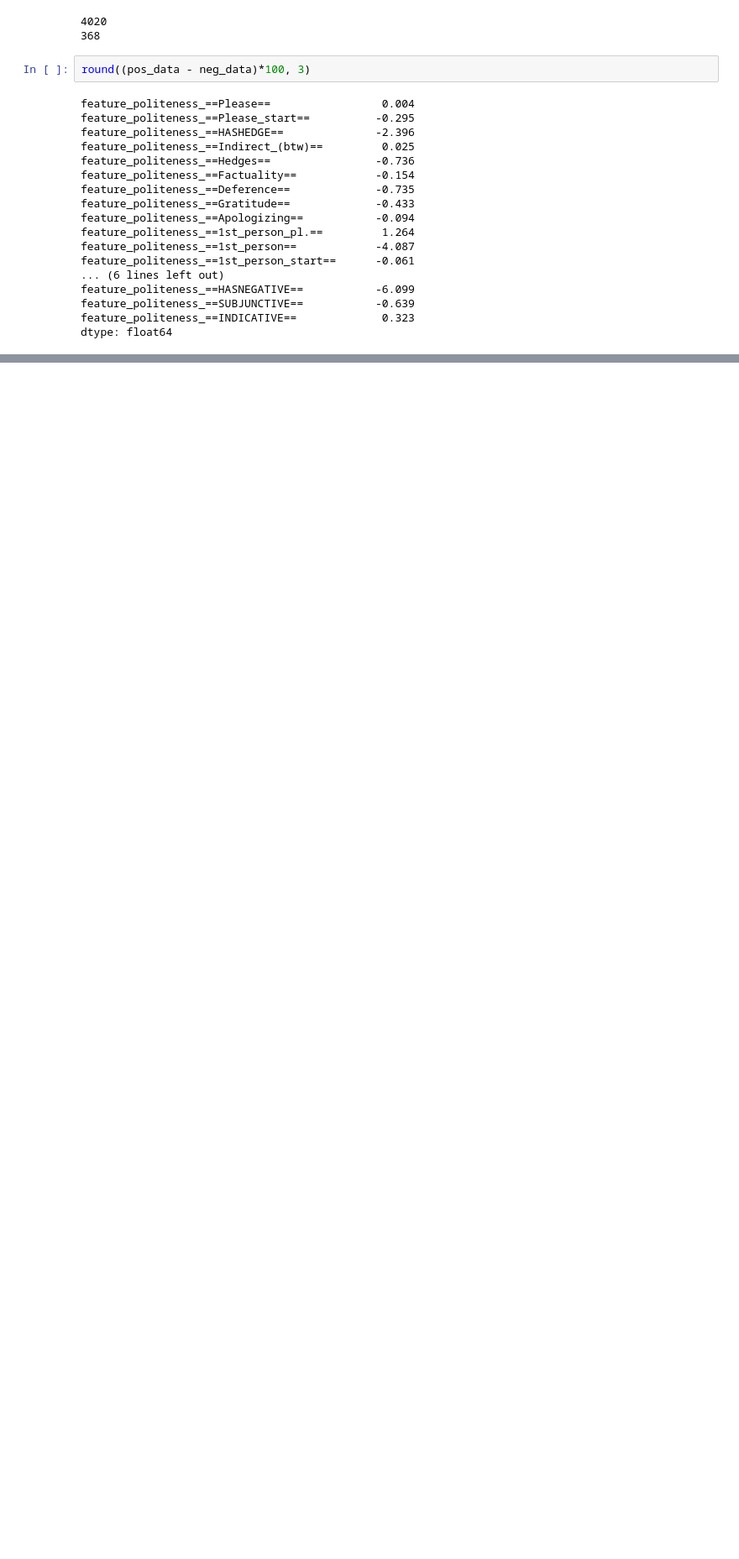
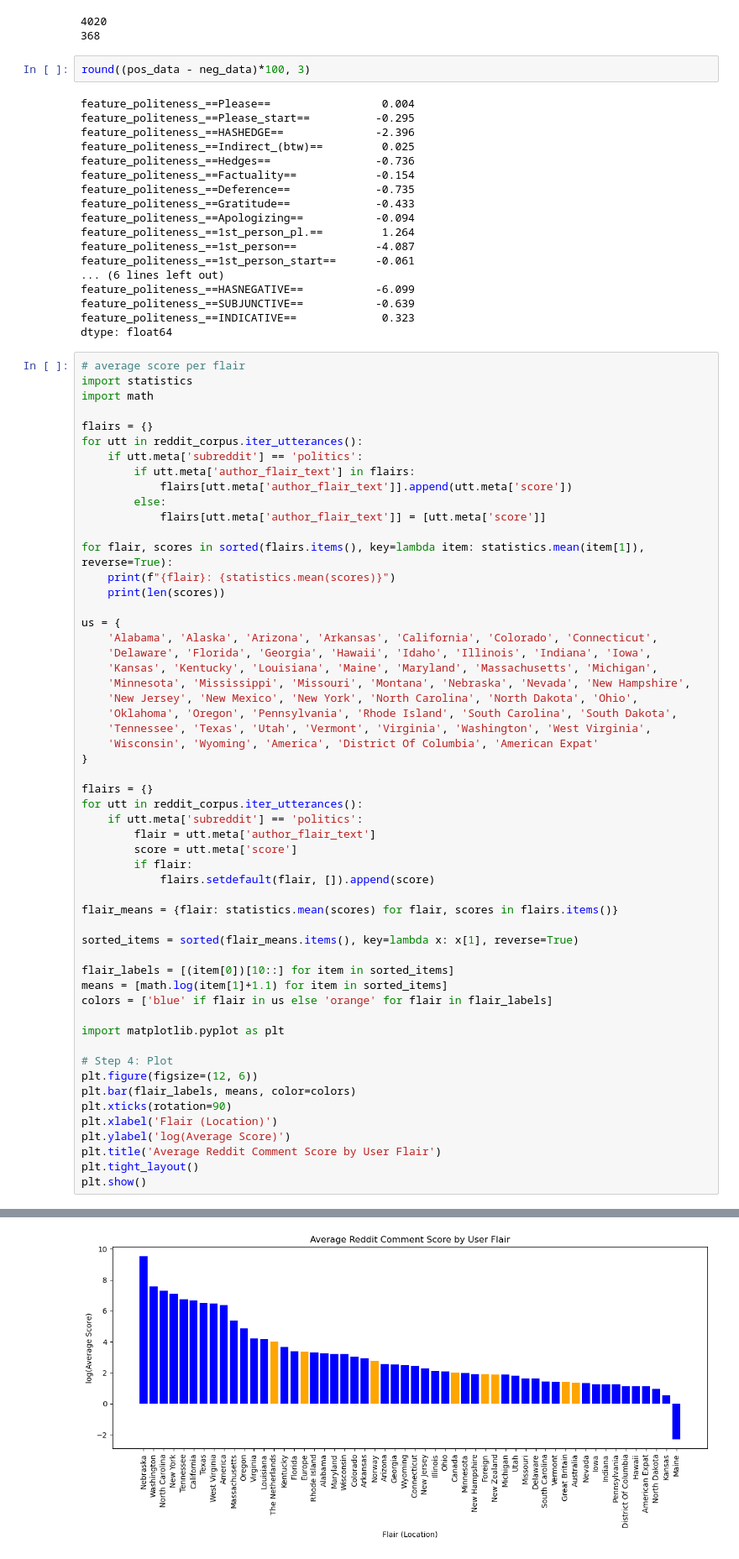
Before and after one commit to aidandeshong/AWeSoMe-starter, a Jupyter notebook: AWeSoMe_Lab_Intro.ipynb, the cells around one changed output, grey strips where cells are left out. Shown at 84% size. Cells and saved outputs as stored; diff of their text form; blank space fills up the shorter version.

Commit message:
flairs

```diff
--- a/AWeSoMe_Lab_Intro.ipynb
+++ b/AWeSoMe_Lab_Intro.ipynb
@@ -538,3 +633,59 @@ feature_politeness_==HASNEGATIVE==           -6.099
 feature_politeness_==SUBJUNCTIVE==           -0.639
 feature_politeness_==INDICATIVE==             0.323
 dtype: float64
+# %%
+# average score per flair
+import statistics
+import math
+
+flairs = {}
+for utt in reddit_corpus.iter_utterances():
+    if utt.meta['subreddit'] == 'politics':
+        if utt.meta['author_flair_text'] in flairs:
+            flairs[utt.meta['author_flair_text']].append(utt.meta['score'])
+        else:
+            flairs[utt.meta['author_flair_text']] = [utt.meta['score']]
+
+for flair, scores in sorted(flairs.items(), key=lambda item: statistics.mean(item[1]), reverse=True):
+    print(f"{flair}: {statistics.mean(scores)}")
+    print(len(scores))
+
+us = {
+    'Alabama', 'Alaska', 'Arizona', 'Arkansas', 'California', 'Colorado', 'Connecticut',
+    'Delaware', 'Florida', 'Georgia', 'Hawaii', 'Idaho', 'Illinois', 'Indiana', 'Iowa',
+    'Kansas', 'Kentucky', 'Louisiana', 'Maine', 'Maryland', 'Massachusetts', 'Michigan',
+    'Minnesota', 'Mississippi', 'Missouri', 'Montana', 'Nebraska', 'Nevada', 'New Hampshire',
+    'New Jersey', 'New Mexico', 'New York', 'North Carolina', 'North Dakota', 'Ohio',
+    'Oklahoma', 'Oregon', 'Pennsylvania', 'Rhode Island', 'South Carolina', 'South Dakota',
+    'Tennessee', 'Texas', 'Utah', 'Vermont', 'Virginia', 'Washington', 'West Virginia',
+    'Wisconsin', 'Wyoming', 'America', 'District Of Columbia', 'American Expat'
+}
+
+flairs = {}
+for utt in reddit_corpus.iter_utterances():
+    if utt.meta['subreddit'] == 'politics':
+        flair = utt.meta['author_flair_text']
+        score = utt.meta['score']
+        if flair:
+            flairs.setdefault(flair, []).append(score)
+
+flair_means = {flair: statistics.mean(scores) for flair, scores in flairs.items()}
+
+sorted_items = sorted(flair_means.items(), key=lambda x: x[1], reverse=True)
+
+flair_labels = [(item[0])[10::] for item in sorted_items]
+means = [math.log(item[1]+1.1) for item in sorted_items]
+colors = ['blue' if flair in us else 'orange' for flair in flair_labels]
+
+import matplotlib.pyplot as plt
+
+# Step 4: Plot
+plt.figure(figsize=(12, 6))
+plt.bar(flair_labels, means, color=colors)
+plt.xticks(rotation=90)
+plt.xlabel('Flair (Location)')
+plt.ylabel('log(Average Score)')
+plt.title('Average Reddit Comment Score by User Flair')
+plt.tight_layout()
+plt.show()
+# %% [output]
@@ -540,0 +709 @@ dtype: float64
+[figure, added]
```
Also changed, not shown: parts of 9 cells of this notebook.
